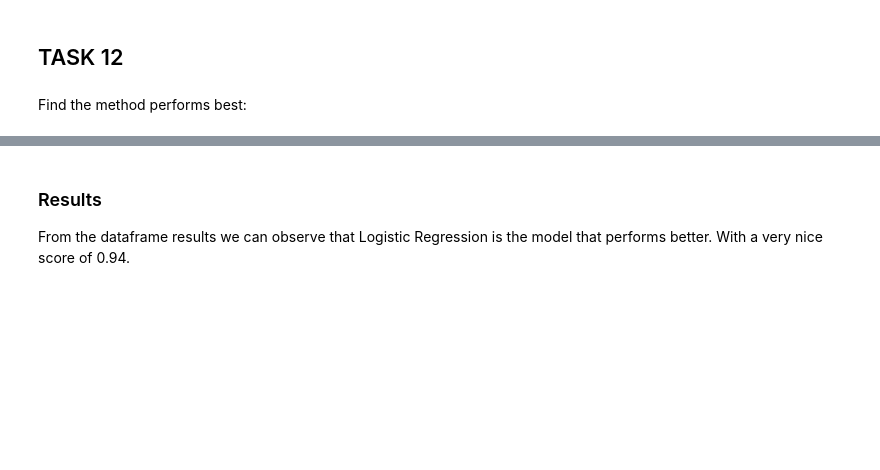
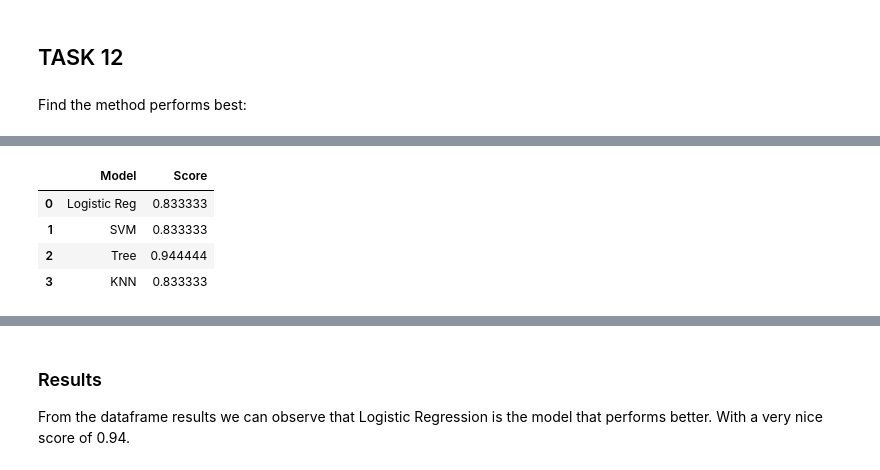
Before and after one commit to SignorG/IBM_DS_CAPSTONE_Public, a Jupyter notebook: SpaceX_Machine Learning Prediction_Part_5.ipynb, the cells around one changed output, grey strips where cells are left out. Cells and saved outputs as stored; diff of their text form; code cells hidden in the pictures; blank space fills up the shorter version.

```diff
--- a/SpaceX_Machine Learning Prediction_Part_5.ipynb
+++ b/SpaceX_Machine Learning Prediction_Part_5.ipynb
@@ -375,0 +382,13 @@ df_scores
+# %%
+df_score_t = df_scores.transpose()
+df_score_t.reset_index(inplace=True)
+df_score_t.columns = ['Model', 'Score']
+model_list_better_written = ['Logistic Reg', 'SVM', 'Tree', 'KNN']
+df_score_t['Model']= model_list_better_written
+df_score_t
+# %% [output]
+|  | Model | Score |
+| 0 | Logistic Reg | 0.833333 |
+| 1 | SVM | 0.833333 |
+| 2 | Tree | 0.944444 |
+| 3 | KNN | 0.833333 |
```
Also changed, not shown: parts of 11 cells of this notebook, 6 other files.
